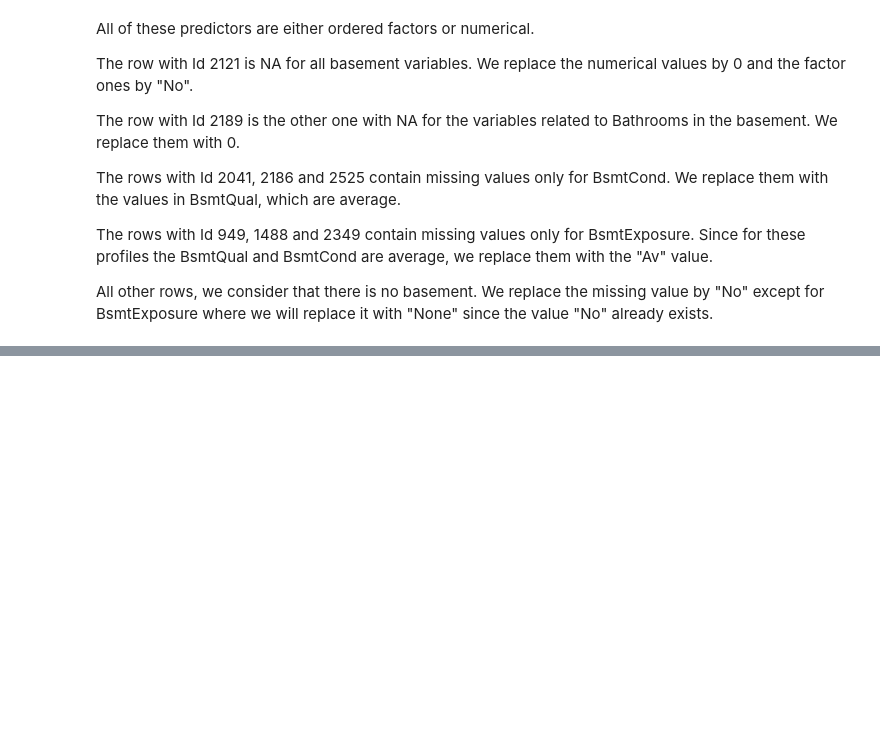
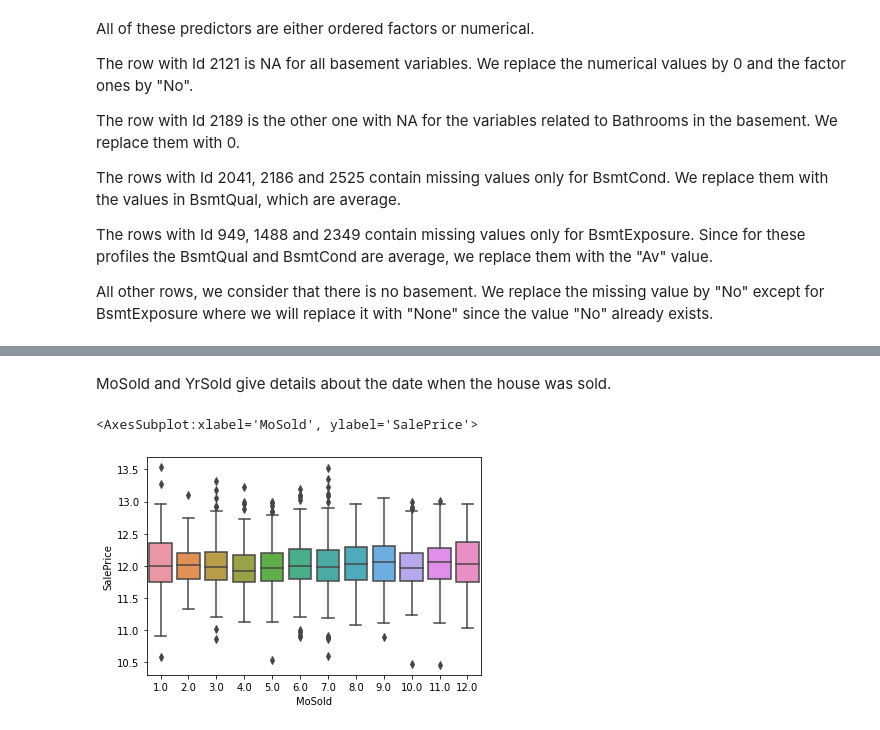
Before and after one commit to jmballard/Kaggle_HousePrice, a Jupyter notebook: analysis_notebook.ipynb, the cells around one changed output, grey strips where cells are left out. Drawn from its saved outputs; the diff is of its cells as text; code cells hidden in the pictures; blank space fills up the shorter version.

```diff
--- a/analysis_notebook.ipynb
+++ b/analysis_notebook.ipynb
@@ -417,0 +510,11 @@ df['BsmtCond'] = df['BsmtCond'].fillna('No')
+# %% [markdown]
+MoSold and YrSold give details about the date when the house was sold.
+# %%
+sns.boxplot(
+    x = 'MoSold',
+    y = 'SalePrice',
+    data = df[~ df['SalePrice'].isna()]
+)
+# %% [output]
+<AxesSubplot:xlabel='MoSold', ylabel='SalePrice'>
+[figure, added]
```
Also changed, not shown: parts of 52 cells of this notebook.
